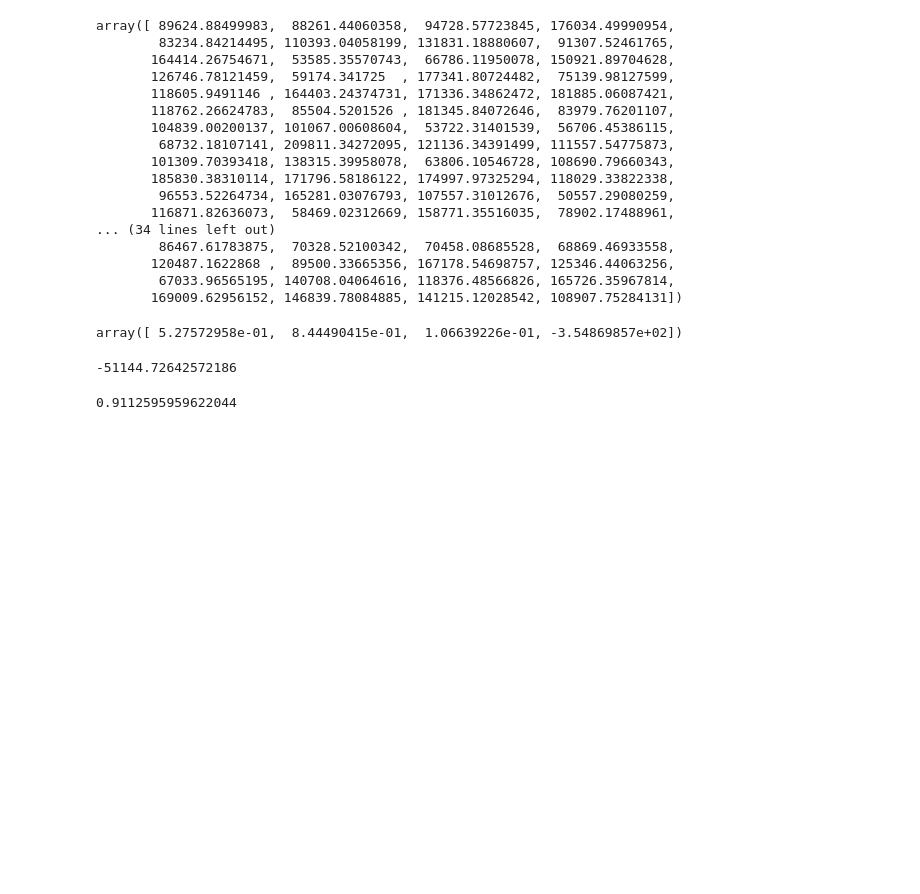
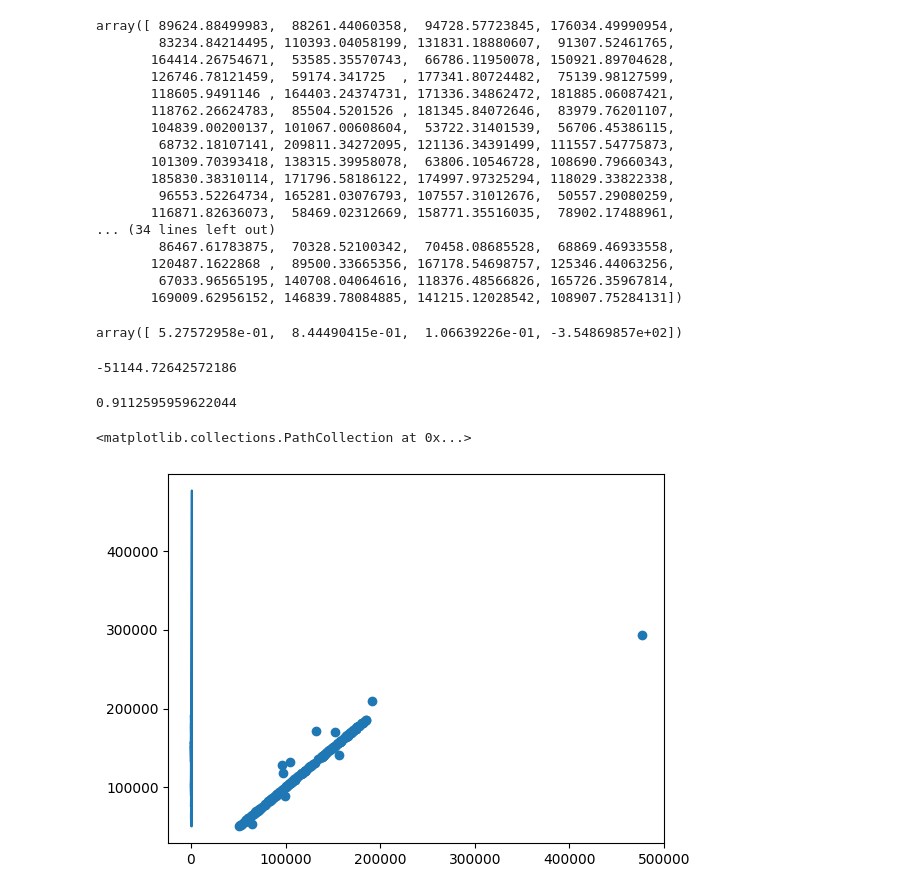
Before and after one commit to shivamrakhunde/Machine-Learning, a Jupyter notebook: LinearRegression.ipynb, the cells around one changed output. Drawn from its saved outputs; the diff is of its cells as text; code cells hidden in the pictures; blank space fills up the shorter version.

```diff
--- a/LinearRegression.ipynb
+++ b/LinearRegression.ipynb
@@ -148,3 +148,10 @@ from sklearn.metrics import r2_score
 r2_score(ytest,ypred)
 # %% [output]
 0.9112595959622044
+# %%
+import matplotlib.pyplot as plt
+plt.plot(ytest)
+plt.scatter(ytest,ypred)
+# %% [output]
+<matplotlib.collections.PathCollection at 0x...>
+[figure, added]
```
